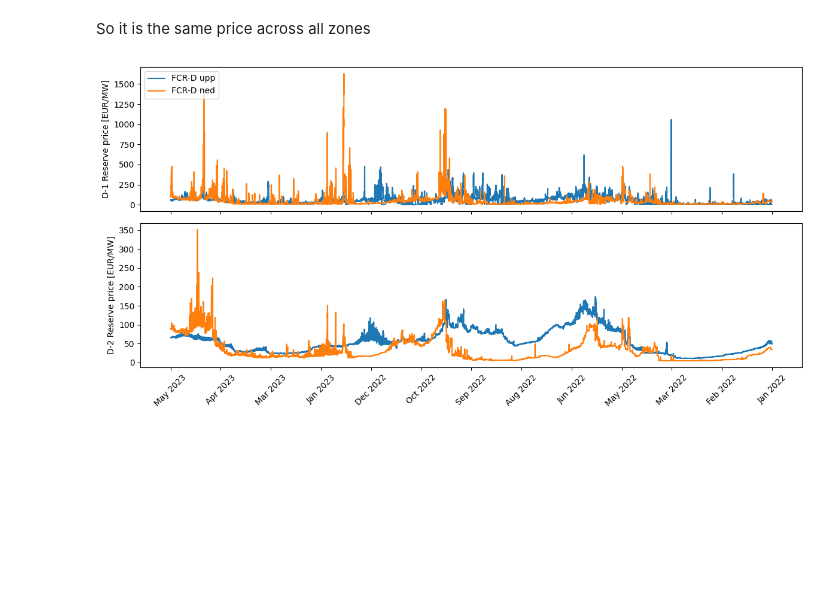
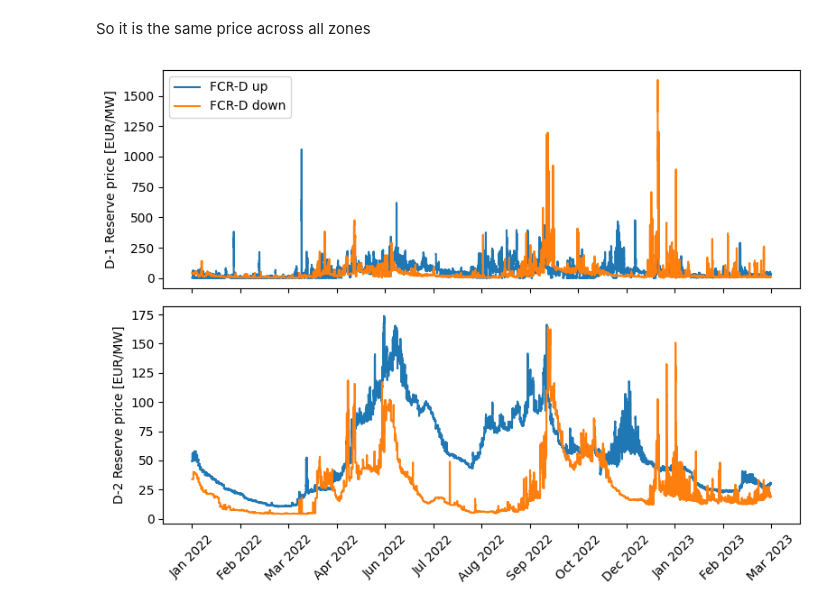
Before and after one commit to junesooshin/lightenup, a Jupyter notebook: Data Examination/FCR-D Analysis.ipynb, the cells around one changed output. Drawn from its saved outputs; the diff is of its cells as text; code cells hidden in the pictures; blank space fills up the shorter version.

```diff
--- a/Model and Result Examination/FCR-D Analysis.ipynb
+++ b/Data Examination/FCR-D Analysis.ipynb
@@ -215,3 +255,30 @@ print("Average Procurement in DK2: ",np.nanmean(volume_DK2))
 # %% [output]
 Average Procurement in all the price areas:  529.4000343367289
 Average Procurement in DK2:  21.85917840375587
+# %%
+price_areas = "DK2"
+product_name = "FCR-D upp"
+product_name = "FCR-D ned"
+auction_type = "Total"
+Latest_time = '2023-03-31T00:00:00'
+Earliest_time = '2022-01-01T00:00:00'
+pd.to_datetime(Latest_time)
+pd.to_datetime(Earliest_time)
+
+mask = (df["HourDK"] >= Earliest_time) & (df["HourDK"] <= Latest_time) & (df["PriceArea"] == price_areas) & (df["AuctionType"] == "Total") & (df["ProductName"] ==  product_name)
+volume_total = df["PurchasedVolumeTotal"].loc[mask].reset_index(drop=True)
+print(volume_total.head())
+mask = (df["HourDK"] >= Earliest_time) & (df["HourDK"] <= Latest_time) & (df["PriceArea"] == price_areas) & (df["AuctionType"] == "D-1") & (df["ProductName"] ==  product_name)
+volume_D_1 = df["PurchasedVolumeTotal"].loc[mask].reset_index(drop=True)
+
+mask = (df["HourDK"] >= Earliest_time) & (df["HourDK"] <= Latest_time) & (df["PriceArea"] == price_areas) & (df["AuctionType"] == "D-2") & (df["ProductName"] ==  product_name)
+volume_D_2 = df["PurchasedVolumeTotal"].loc[mask].reset_index(drop=True)
+
+mean_percentage_D_1 = np.mean((volume_D_1)/volume_total)
+mean_percentage_D_2 = np.mean((volume_D_2)/volume_total)
+
+print(mean_percentage_D_1)
+print(mean_percentage_D_2)
+print(mean_percentage_D_2+mean_percentage_D_1)
+print("Average Procurement in all the price areas: ",np.average(volume_total))
+print("Average Procurement in DK2: ",np.nanmean(volume_DK2))
@@ -590,36 +669,41 @@ plt.show()
 So it is the same price across all zones
 # %%
 product_name = ["FCR-D upp", "FCR-D ned"]
+product_name_label = ["FCR-D up", "FCR-D down"]
 auction_type = ["D-1","D-2"]
 price_areas = "DK2"
 
-fig, axs = plt.subplots(nrows=2, figsize=(12, 6), sharex=True)
+fig, axs = plt.subplots(figsize=(8, 6), dpi=100,nrows=2,  sharex=True)
+#fig, axs = plt.subplots(nrows=2, figsize=(12, 6), sharex=True)
 
 for i, product in enumerate(product_name):
     for j, auction in enumerate(auction_type):
         mask = (df["PriceArea"] == price_areas) & (df["AuctionType"] == auction) & (df["ProductName"] == product)
-        price = df["PriceTotalEUR"].loc[mask].reset_index(drop=True)
-        axs[j].plot(price, label=f"{product}", drawstyle='steps-post')
+        price = df["PriceTotalEUR"].loc[mask]
+        price = price.loc[::-1].reset_index(drop=True)
+        axs[j].plot(price, label=f"{product_name_label[i]}", drawstyle='steps-post')
 
 
         axs[j].set_ylabel(f"{auction} Reserve price [EUR/MW]")
 
     mask_total = (df["PriceArea"] == "DK2") & (df["AuctionType"] == "D-1") & (df["ProductName"] == product)
-    xaxis = df["HourDK"].loc[mask_total].reset_index(drop=True)
+    xaxis = df["HourDK"].loc[mask_total]
+    xaxis = xaxis.loc[::-1].reset_index(drop=True)
     xaxis = pd.to_datetime(xaxis)# Convert xaxis to datetime
 
     # Set the x-axis ticks to be monthly
     num_ticks = len(xaxis)
     tick_step = max(1, int(np.ceil(num_ticks / 12))) # Show at least one tick per month
     month_ticks = xaxis.index % tick_step == 0
     if not month_ticks[0]:
         month_ticks[0] = True
     if not month_ticks[-1]:
         month_ticks[-1] = True
     axs[j].set_xticks(xaxis.index[month_ticks])
     axs[j].set_xticklabels(xaxis[month_ticks].dt.strftime("%b %Y"), rotation=45)
 axs[0].legend(loc='upper left')
 fig.tight_layout()
+plt.savefig('Prices_FCR_D.pdf', format="pdf", bbox_inches="tight")
 plt.show()
 # %% [output]
-[figure, old version]
+[figure, new version]
```
Also changed, not shown: parts of 5 cells of this notebook, 18 other files.
